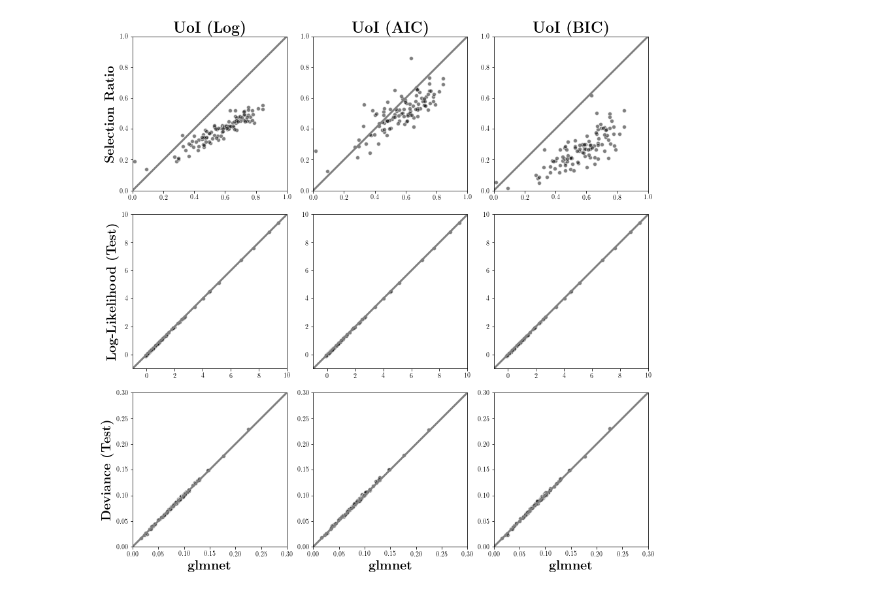
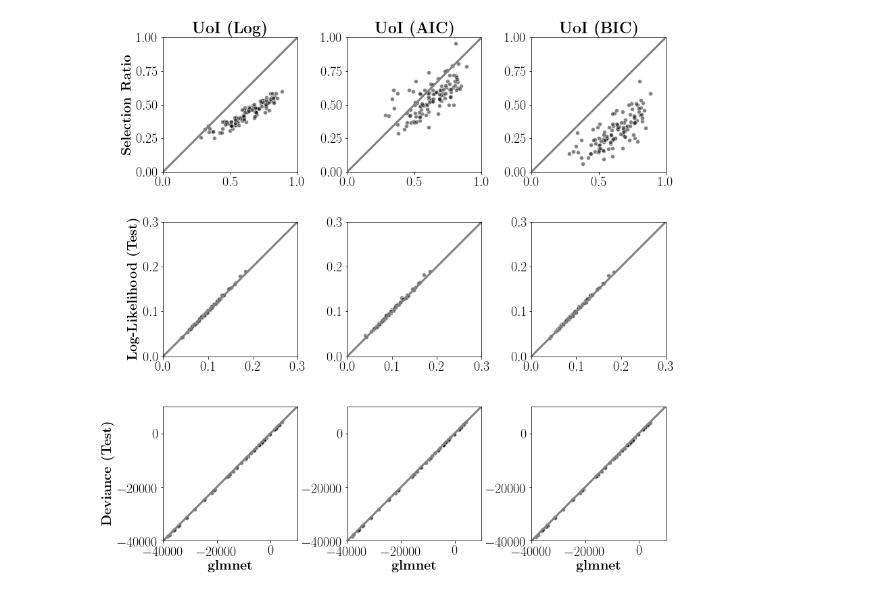
Before and after one commit to pssachdeva/uoi_neuroscience, a Jupyter notebook: coupling/check_coupling.ipynb, the cells around one changed output. Drawn from its saved outputs; the diff is of its cells as text; code cells hidden in the pictures.

Commit message:
coupling updates

```diff
--- a/coupling/check_coupling.ipynb
+++ b/coupling/check_coupling.ipynb
@@ -19,5 +8,5 @@ def deviance(y_true, y_pred):
 # %%
-results_path = os.path.join(os.environ['HOME'], 'fits/monkey1.h5')
+results_path = os.path.join(os.environ['HOME'], 'fits/uoineuro/coupling/pvc11/monkey3.h5')
 # %%
 results = h5py.File(results_path, 'r')
 # %%
@@ -76,47 +50,47 @@ for idx, ax in enumerate(axes[0]):
     ax.set_ylim([0, 1])
     ax.set_aspect('equal')
 
 for idx, ax in enumerate(axes[1]):
     ax.scatter(
-        np.median(glmnet['test_lls'], axis=0) / Y.shape[0],
-        np.median(lls[idx], axis=0) / Y.shape[0],
-        color='k',
-        edgecolor='white',
-        alpha=0.5
-    )
-
-    ax.plot([-1, 10], [-1, 10], color='gray', linewidth=3)
-    ax.set_xlim([-1, 10])
-    ax.set_ylim(ax.get_xlim())
-    ax.set_aspect('equal')
-
-for idx, ax in enumerate(axes[2]):
-    ax.scatter(
         np.median(glmnet['deviances_test'], axis=0) / Y.shape[0],
-        np.median(deviances[idx], axis=0) / Y.shape[0],
+        np.median(uoi_fits[idx]['deviances_test'], axis=0) / Y.shape[0],
         color='k',
         edgecolor='white',
         alpha=0.5
     )
 
     ax.plot([0, 0.3], [0, 0.3], color='gray', linewidth=3)
     ax.set_xlim([0, 0.3])
+    ax.set_ylim(ax.get_xlim())
+    ax.set_aspect('equal')
+
+for idx, ax in enumerate(axes[2]):
+    ax.scatter(
+        np.median(glmnet['BICs'], axis=0),
+        np.median(uoi_fits[idx]['BICs'], axis=0),
+        color='k',
+        edgecolor='white',
+        alpha=0.5
+    )
+
+    ax.plot([-40000, 10000], [-40000, 10000], color='gray', linewidth=3)
+    ax.set_xlim([-40000, 10000])
     ax.set_ylim(ax.get_xlim())
     ax.set_aspect('equal')
 
 axes[0, 0].set_ylabel(r'\textbf{Selection Ratio}', fontsize=20)
 axes[1, 0].set_ylabel(r'\textbf{Log-Likelihood (Test)}', fontsize=20)
 axes[2, 0].set_ylabel(r'\textbf{Deviance (Test)}', fontsize=20)
 
 axes[0, 0].set_title(r'\textbf{UoI (Log)}', fontsize=23)
 axes[0, 1].set_title(r'\textbf{UoI (AIC)}', fontsize=23)
 axes[0, 2].set_title(r'\textbf{UoI (BIC)}', fontsize=23)
 
 axes[2, 0].set_xlabel(r'\textbf{glmnet}', fontsize=20)
 axes[2, 1].set_xlabel(r'\textbf{glmnet}', fontsize=20)
 axes[2, 2].set_xlabel(r'\textbf{glmnet}', fontsize=20)
 
 plt.tight_layout()
-plt.savefig('uoi_poisson_pvc11_monkey1_results.pdf', bbox_inches='tight')
+# plt.savefig('uoi_poisson_pvc11_monkey1_results.pdf', bbox_inches='tight')
 # %% [output]
-[figure, old version]
+[figure, new version]
```
Also changed, not shown: parts of 6 cells of this notebook, 5 other files.
